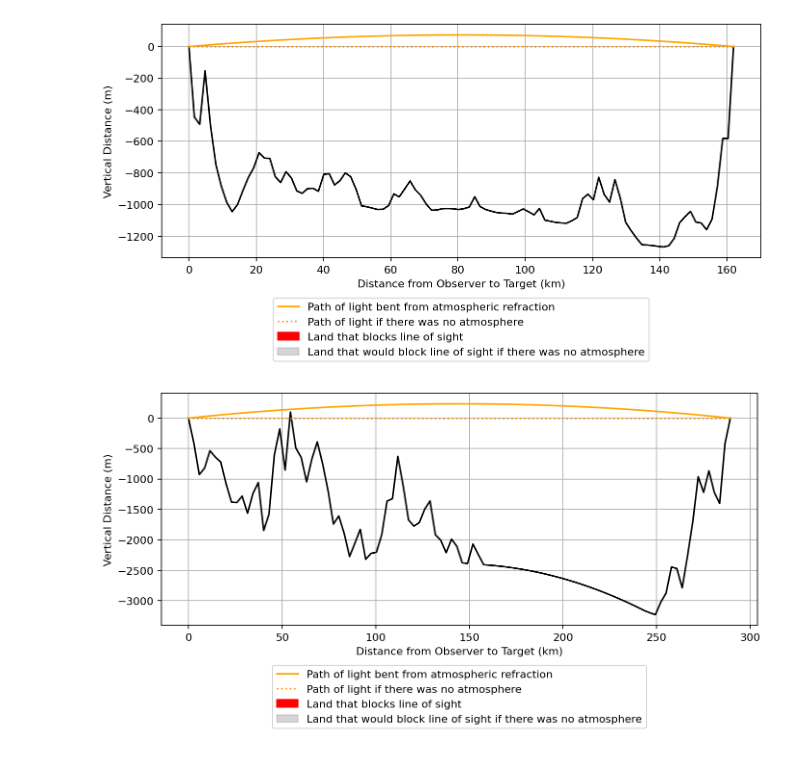
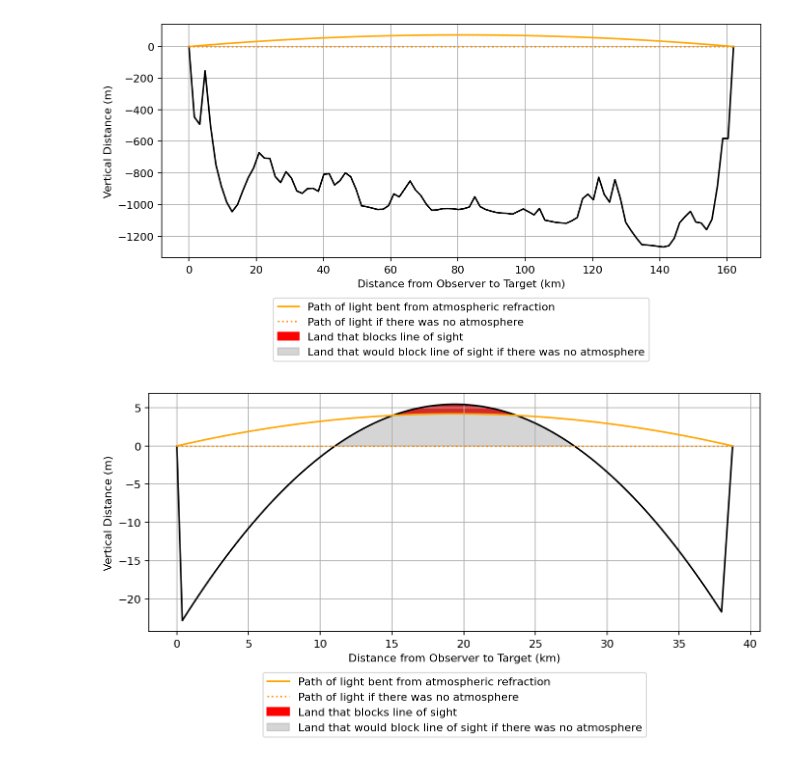
Before and after one commit to jgbreault/PinnaclePoints, a Jupyter notebook: scripts/analysis.ipynb, the cells around one changed output. Saved outputs shown, nothing was run; the diff lists cells and outputs as text; code cells hidden in the pictures.

```diff
--- a/scripts/analysis.ipynb
+++ b/scripts/analysis.ipynb
@@ -552,10 +552,10 @@ Higher Summits to Test: 73
 162 km away
 [figure]
 # %%
-func.plotLosElevationProfile(isolation[func.LAT], isolation[func.LNG], isolation[func.ELV],
-                             -6.3264, 147.0945, 4047.43)
+func.plotLosElevationProfile(-11.8242, 96.8225, 24,
+                             -12.1725, 96.8333, 24)
 # %% [output]
-[figure, old version]
+[figure, new version]
 # %%
 ### FINDING MAX LOS ON EARTH
 # order all summits by prominence
```
Also changed, not shown: 1 other file.
